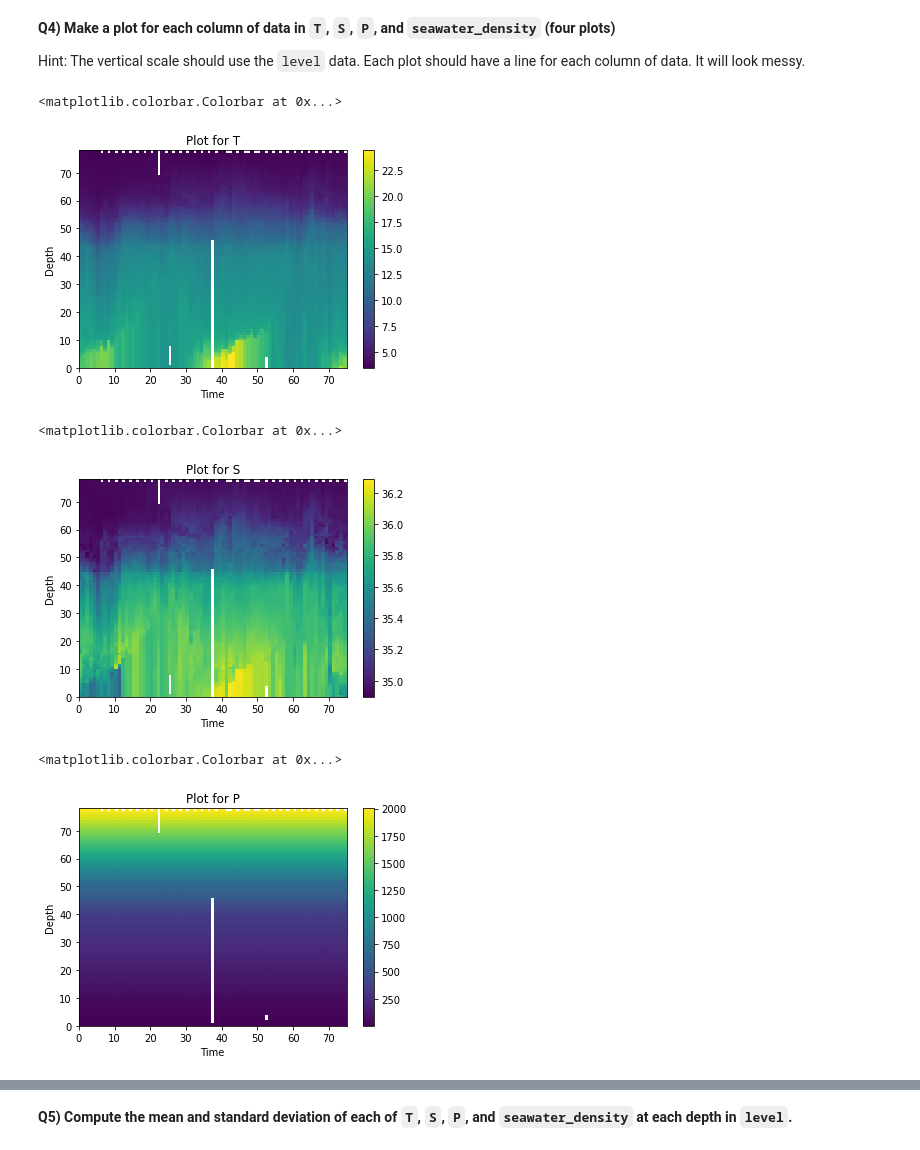
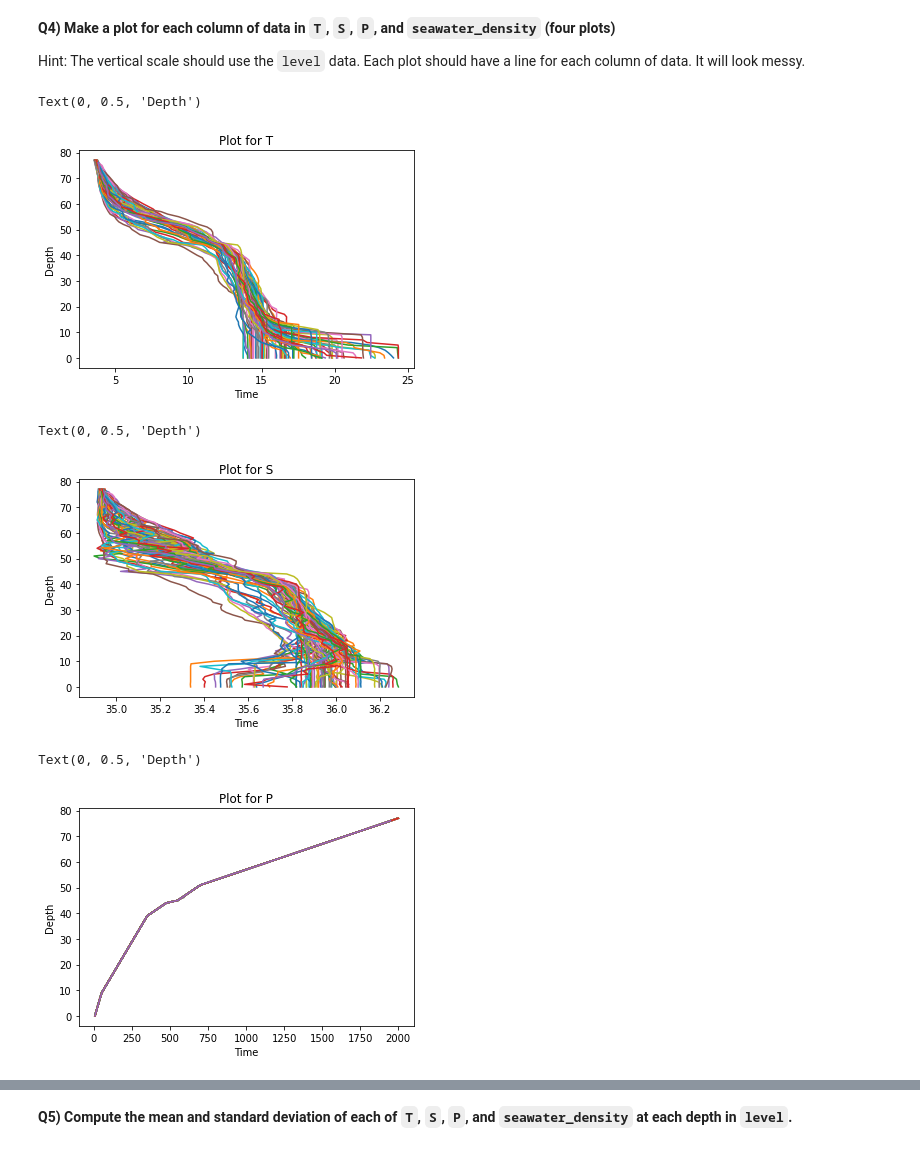
Before and after one commit to AlePol27/2022_ML_Earth_Env_Sci, a Jupyter notebook: Lab_Notebooks/S1_2_Numpy.ipynb, the cells around one changed output, grey strips where cells are left out. Cells and saved outputs as stored; diff of their text form; code cells hidden in the pictures.

Commit message:
Done but ask for graphs

```diff
--- a/Lab_Notebooks/S1_2_Numpy.ipynb
+++ b/Lab_Notebooks/S1_2_Numpy.ipynb
@@ -592,33 +592,30 @@ array([[24.26878778, 24.30901623, 24.18510597, ..., 24.37483439,
 Hint: The vertical scale should use the `level` data. Each plot should have a line for each column of data. It will look messy.
 # %%
 # Plot 1
-plt.pcolormesh(T)
+plt.plot(T,level)
 plt.title("Plot for T")
 plt.xlabel("Time")
 plt.ylabel("Depth")
-plt.colorbar()
 # %% [output]
-<matplotlib.colorbar.Colorbar at 0x...>
+Text(0, 0.5, 'Depth')
-[figure, old version]
+[figure, new version]
 # %%
 # Plot 2
-plt.pcolormesh(S)
+plt.plot(S,level)
 plt.title("Plot for S")
 plt.xlabel("Time")
 plt.ylabel("Depth")
-plt.colorbar()
 # %% [output]
-<matplotlib.colorbar.Colorbar at 0x...>
+Text(0, 0.5, 'Depth')
-[figure, old version]
+[figure, new version]
 # %%
 # Plot 3
-plt.pcolormesh(P)
+plt.plot(P,level)
 plt.title("Plot for P")
 plt.xlabel("Time")
 plt.ylabel("Depth")
-plt.colorbar()
 # %% [output]
-<matplotlib.colorbar.Colorbar at 0x...>
+Text(0, 0.5, 'Depth')
-[figure, old version]
+[figure, new version]
 # %%
 # Plot 4
```
Also changed, not shown: parts of 2 cells of this notebook.
